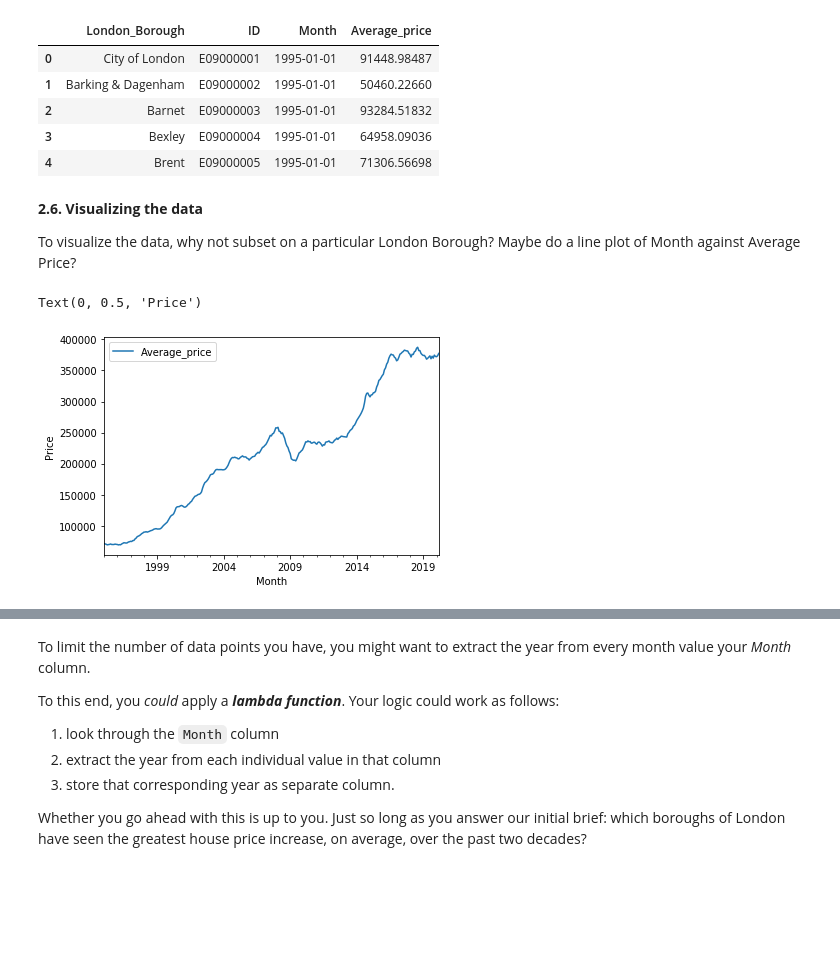
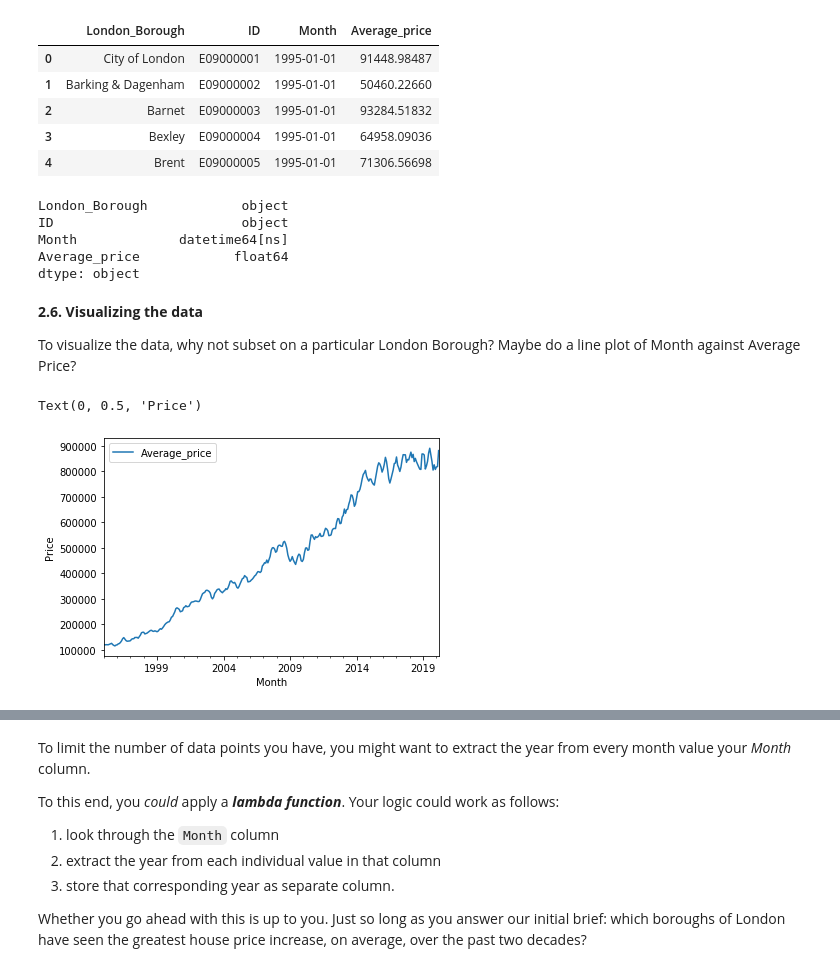
Before and after one commit to natalie-imbruglia/LondonHousing, a Jupyter notebook: Unit 4 Challenge - Tier 3.ipynb, the cells around one changed output, grey strips where cells are left out. Cells and saved outputs as stored; diff of their text form; code cells hidden in the pictures; blank space fills up the shorter version.

```diff
--- a/Unit 4 Challenge - Tier 3.ipynb
+++ b/Unit 4 Challenge - Tier 3.ipynb
@@ -276,0 +427,6 @@ NaNFreeDF2 = clean_properties.dropna()
+# %%
+nonBoroughs = ['Inner London', 'Outer London',
+               'NORTH EAST', 'NORTH WEST', 'YORKS & THE HUMBER',
+               'EAST MIDLANDS', 'WEST MIDLANDS',
+              'EAST OF ENGLAND', 'LONDON', 'SOUTH EAST',
+              'SOUTH WEST', 'England']
@@ -276,0 +465,2 @@ NaNFreeDF2 = clean_properties.dropna()
+# %%
+NaNFreeDF2 = NaNFreeDF2[~NaNFreeDF2.London_Borough.isin(nonBoroughs)]
@@ -285,14 +484,22 @@ df.head()
 | 2 | Barnet | E09000003 | 1995-01-01 | 93284.51832 |
 | 3 | Bexley | E09000004 | 1995-01-01 | 64958.09036 |
 | 4 | Brent | E09000005 | 1995-01-01 | 71306.56698 |
+# %%
+df.dtypes
+# %% [output]
+London_Borough            object
+ID                        object
+Month             datetime64[ns]
+Average_price            float64
+dtype: object
 # %% [markdown]
 **2.6. Visualizing the data**
 
 To visualize the data, why not subset on a particular London Borough? Maybe do a line plot of Month against Average Price?
 # %%
-camden_prices = df[df['London_Borough'] == 'Sutton']
+camden_prices = df[df['London_Borough'] == 'Camden']
 ax = camden_prices.plot(kind ='line', x = 'Month', y='Average_price')
 ax.set_ylabel('Price')
 # %% [output]
 Text(0, 0.5, 'Price')
-[figure, old version]
+[figure, new version]
```
Also changed, not shown: parts of 51 cells of this notebook.
